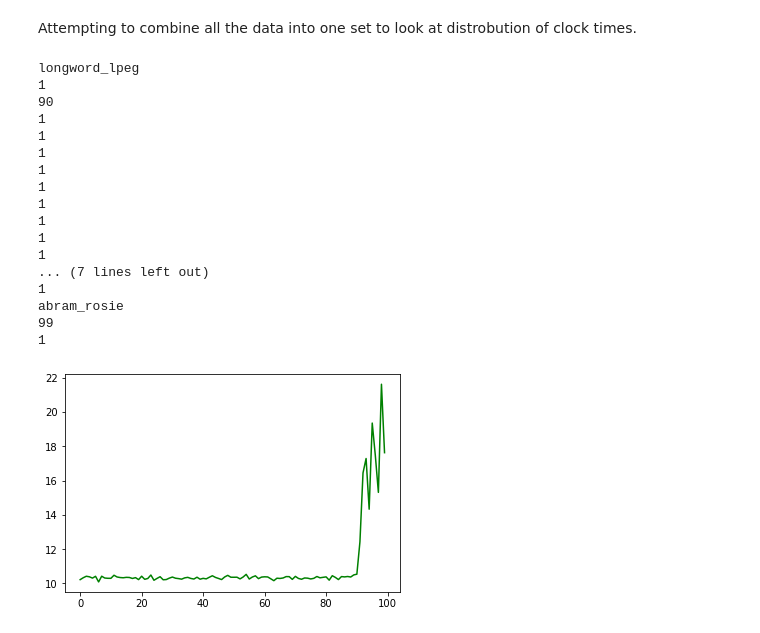
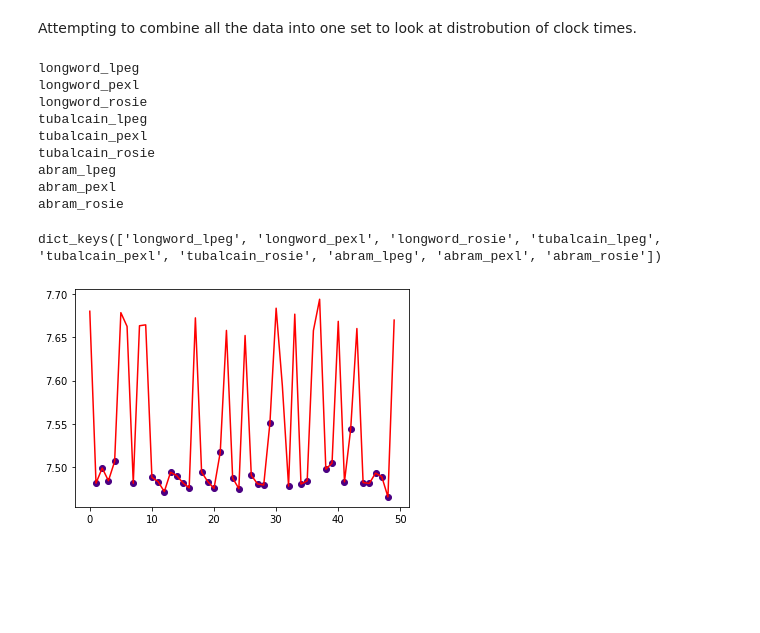
Before and after one commit to NatalieGrogan/SpeedAnalysis, a Jupyter notebook: KDE_Speed_Analysis.ipynb, the cells around one changed output. Cells and saved outputs as stored; diff of their text form; code cells hidden in the pictures; blank space fills up the shorter version.

Commit message:
Abstracted code a bit more, added stacked bar graph of REGIMES

```diff
--- a/KDE_Speed_Analysis.ipynb
+++ b/KDE_Speed_Analysis.ipynb
@@ -24,7 +24,7 @@ currentPath = battery_two_test_at_once_7_27_22
 # %% [markdown]
 Search transcript files and process their contents for patterns and programs runs, iterations start and end, and cpu speed throttling changes.
 # %%
-with open(currentPath+'/' + 'transcript1.txt') as f:
+with open(currentPath+'/' + 'transcript.txt') as f:
     lines = f.readlines()
 
 f.close()
@@ -273,11 +288,23 @@ def band_est(dataSet):
 # %% [markdown]
 Funtion to calculate and plot the kde graphs
 # %%
-def kde_graph(data,title):
-    dataArray = data[:,0].reshape(-1,1)
+def kde_graph(data,title,ln_flag):
+
+    dataArray = np.asarray(data[:,0], dtype=float)
+    if ln_flag:
+        dataArray = np.log(dataArray)
+
+    dataArray = dataArray.reshape(-1,1)
+
+
+    #dataArray = np.log(dataArray[0])
+
+    fineness_of_graph = 10000
+
     band_estimate = band_est(dataArray)
+
     kde = KernelDensity(kernel='gaussian', bandwidth= band_estimate ).fit(dataArray)
-    s = np.linspace(min(dataArray)[0],max(dataArray)[0],10000)
+    s = np.linspace(min(dataArray)[0],max(dataArray)[0],fineness_of_graph)
     e = kde.score_samples(s.reshape(-1,1))
 
     if title.find('lpeg') != -1:
@@ -304,15 +331,20 @@ def kde_graph(data,title):
 
     for points in data:
         temp = np.mean(points[1])
+        if ln_flag:
+            point = np.log(points[0])
+        else:
+            point = points[0]
         if temp < 100:
 
-            norm = points[0]-min(dataArray)[0]
+            norm = point-min(dataArray)[0]
 
-            stepSize = (max(dataArray)[0] - min(dataArray)[0])/10000
+
+            stepSize = (max(dataArray)[0] - min(dataArray)[0])/fineness_of_graph
 
             dif = round( norm/stepSize) -1
 
-            plt.scatter(points[0],e[dif], c ='purple',)
+            plt.scatter(point,e[dif], c ='purple',)
 
     plt.vlines(x=mean,ymin = min(e), ymax = max(e), colors = 'grey')
     plt.vlines(x=median,ymin = min(e), ymax = max(e), colors = 'teal')
@@ -341,6 +378,7 @@ kde_graph(test.to_numpy(),'test');
 # %%
 min_max_Dic = {}
 for name in DF_Dic.keys():
-    min_max_Dic[name] = (kde_graph(DF_Dic[name].to_numpy(),name))
+    min_max_Dic[name] = (kde_graph(DF_Dic[name].to_numpy(),name,True))
+    min_max_Dic[name] = (kde_graph(DF_Dic[name].to_numpy(),name,False))
 #mi , ma = kde_graph(testing,title,'test')
 # %% [output]
@@ -384,44 +431,51 @@ for graph in min_max_Dic:
 # %% [markdown]
 Attempting to combine all the data into one set to look at distrobution of clock times.
 # %%
+bar_graph_Dic = {}
 for graph in split_graph_dic:
     print(graph)
+    bar_graph_Dic[graph] = []
     for lists in split_graph_dic[graph]:
-        print(len(lists))
+        length = len(lists)
+        #print(length)
+        bar_graph_Dic[graph].append(length)
+bar_graph_Dic.keys()
 # %% [output]
 longword_lpeg
-1
-90
-1
-1
-1
-1
-1
-1
-1
-1
-1
-... (7 lines left out)
-1
+longword_pexl
+longword_rosie
+tubalcain_lpeg
+tubalcain_pexl
+tubalcain_rosie
+abram_lpeg
+abram_pexl
 abram_rosie
-99
-1
+dict_keys(['longword_lpeg', 'longword_pexl', 'longword_rosie', 'tubalcain_lpeg', 'tubalcain_pexl', 'tubalcain_rosie', 'abram_lpeg', 'abram_pexl', 'abram_rosie'])
 # %%
-pattern = 'longword'
+pattern = 'longword_rosie'
 
 for DF in DF_Dic:
 
     if DF.find(pattern) != -1:
         tempDF = DF_Dic[DF]
         name = tempDF.columns[0]
 
         if name.find('lpeg') != -1:
             color = 'green'
         elif name.find('pexl') != -1:
             color = 'blue'
         elif name.find('rosie') != -1:
             color = 'red'
 
         plt.plot(DF_Dic[DF][name], color = color)
+
+        if name.find('lpeg') != -1:
+            color = 'cyan'
+        elif name.find('pexl') != -1:
+            color = 'darkorange'
+        elif name.find('rosie') != -1:
+            color = 'indigo'
+
+        plt.scatter(split_graph_dic[DF][0].index, split_graph_dic[DF][0], color = color)
 # %% [output]
-[figure, old version]
+[figure, new version]
```
Also changed, not shown: parts of 12 cells of this notebook, 1 other file.
